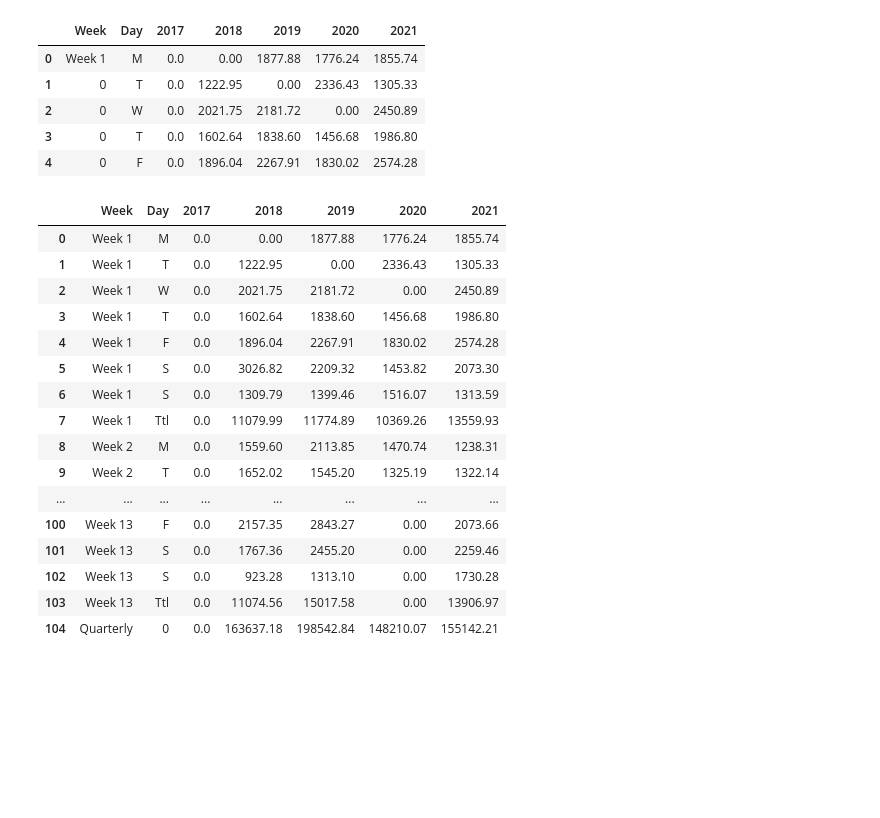
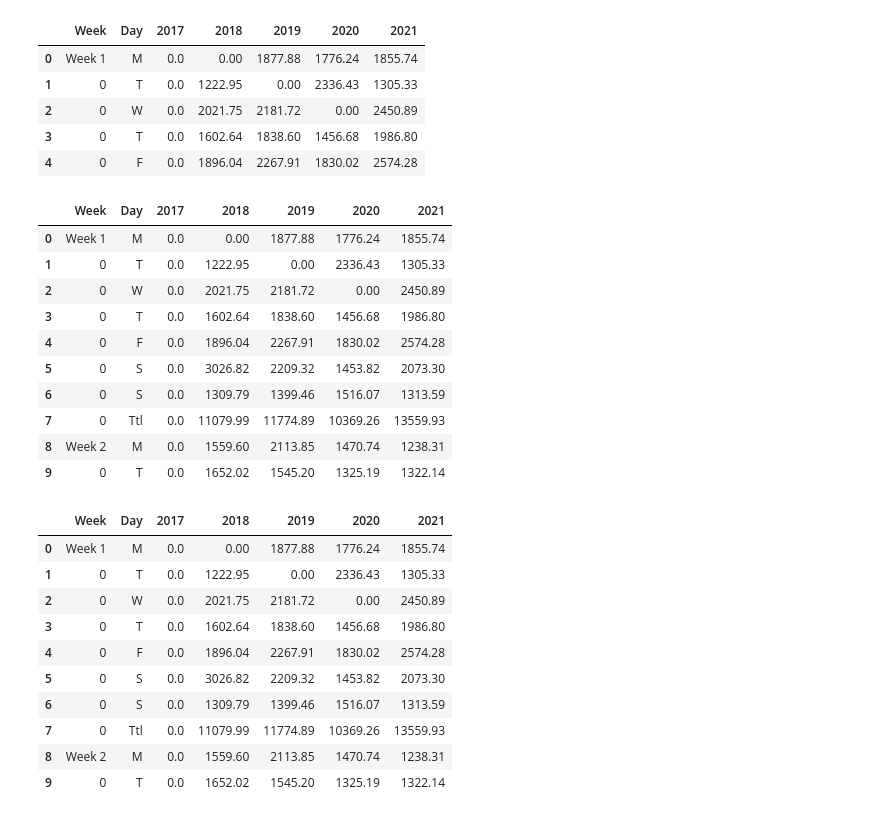
Before and after one commit to j89livingston/FnH_Analysis, a Jupyter notebook: FnHcleanup.ipynb, the cells around one changed output. Cells and saved outputs as stored; diff of their text form; code cells hidden in the pictures; blank space fills up the shorter version.

```diff
--- a/FnHcleanup.ipynb
+++ b/FnHcleanup.ipynb
@@ -6,7 +6,7 @@ import pandas as pd
 import numpy as np
 # %%
 #import files
-weekbyweek = pd.read_excel("./2021/Week by Week Totals.xlsx", None)
+weekbyweek = pd.read_excel("./Resources/Week by Week Totals.xlsx", None)
 # %%
 # Check list of sheets
 weekbyweek.keys()
@@ -144,23 +145,31 @@ Q4.columns = ['Week', 'Day', '2017', '2018', '2019','2020','2021']
 # %%
-Q1
+Q1.head(10)
 # %% [output]
 |  | Week | Day | 2017 | 2018 | 2019 | 2020 | 2021 |
 | 0 | Week 1 | M | 0.0 | 0.00 | 1877.88 | 1776.24 | 1855.74 |
-| 1 | Week 1 | T | 0.0 | 1222.95 | 0.00 | 2336.43 | 1305.33 |
-| 2 | Week 1 | W | 0.0 | 2021.75 | 2181.72 | 0.00 | 2450.89 |
-| 3 | Week 1 | T | 0.0 | 1602.64 | 1838.60 | 1456.68 | 1986.80 |
-| 4 | Week 1 | F | 0.0 | 1896.04 | 2267.91 | 1830.02 | 2574.28 |
-| 5 | Week 1 | S | 0.0 | 3026.82 | 2209.32 | 1453.82 | 2073.30 |
-| 6 | Week 1 | S | 0.0 | 1309.79 | 1399.46 | 1516.07 | 1313.59 |
-| 7 | Week 1 | Ttl | 0.0 | 11079.99 | 11774.89 | 10369.26 | 13559.93 |
+| 1 | 0 | T | 0.0 | 1222.95 | 0.00 | 2336.43 | 1305.33 |
+| 2 | 0 | W | 0.0 | 2021.75 | 2181.72 | 0.00 | 2450.89 |
+| 3 | 0 | T | 0.0 | 1602.64 | 1838.60 | 1456.68 | 1986.80 |
+| 4 | 0 | F | 0.0 | 1896.04 | 2267.91 | 1830.02 | 2574.28 |
+| 5 | 0 | S | 0.0 | 3026.82 | 2209.32 | 1453.82 | 2073.30 |
+| 6 | 0 | S | 0.0 | 1309.79 | 1399.46 | 1516.07 | 1313.59 |
+| 7 | 0 | Ttl | 0.0 | 11079.99 | 11774.89 | 10369.26 | 13559.93 |
 | 8 | Week 2 | M | 0.0 | 1559.60 | 2113.85 | 1470.74 | 1238.31 |
-| 9 | Week 2 | T | 0.0 | 1652.02 | 1545.20 | 1325.19 | 1322.14 |
-| ... | ... | ... | ... | ... | ... | ... | ... |
-| 100 | Week 13 | F | 0.0 | 2157.35 | 2843.27 | 0.00 | 2073.66 |
-| 101 | Week 13 | S | 0.0 | 1767.36 | 2455.20 | 0.00 | 2259.46 |
-| 102 | Week 13 | S | 0.0 | 923.28 | 1313.10 | 0.00 | 1730.28 |
-| 103 | Week 13 | Ttl | 0.0 | 11074.56 | 15017.58 | 0.00 | 13906.97 |
-| 104 | Quarterly | 0 | 0.0 | 163637.18 | 198542.84 | 148210.07 | 155142.21 |
+| 9 | 0 | T | 0.0 | 1652.02 | 1545.20 | 1325.19 | 1322.14 |
+# %%
+Q1.head(10)
+# %% [output]
+|  | Week | Day | 2017 | 2018 | 2019 | 2020 | 2021 |
+| 0 | Week 1 | M | 0.0 | 0.00 | 1877.88 | 1776.24 | 1855.74 |
+| 1 | 0 | T | 0.0 | 1222.95 | 0.00 | 2336.43 | 1305.33 |
+| 2 | 0 | W | 0.0 | 2021.75 | 2181.72 | 0.00 | 2450.89 |
+| 3 | 0 | T | 0.0 | 1602.64 | 1838.60 | 1456.68 | 1986.80 |
+| 4 | 0 | F | 0.0 | 1896.04 | 2267.91 | 1830.02 | 2574.28 |
+| 5 | 0 | S | 0.0 | 3026.82 | 2209.32 | 1453.82 | 2073.30 |
+| 6 | 0 | S | 0.0 | 1309.79 | 1399.46 | 1516.07 | 1313.59 |
+| 7 | 0 | Ttl | 0.0 | 11079.99 | 11774.89 | 10369.26 | 13559.93 |
+| 8 | Week 2 | M | 0.0 | 1559.60 | 2113.85 | 1470.74 | 1238.31 |
+| 9 | 0 | T | 0.0 | 1652.02 | 1545.20 | 1325.19 | 1322.14 |
 # %%
 # using for loops to rename the NaN/0 into the correct week number
 # going to copy the for loop for each df because im lazy
```
Also changed, not shown: parts of 35 cells of this notebook, 14 other files.
